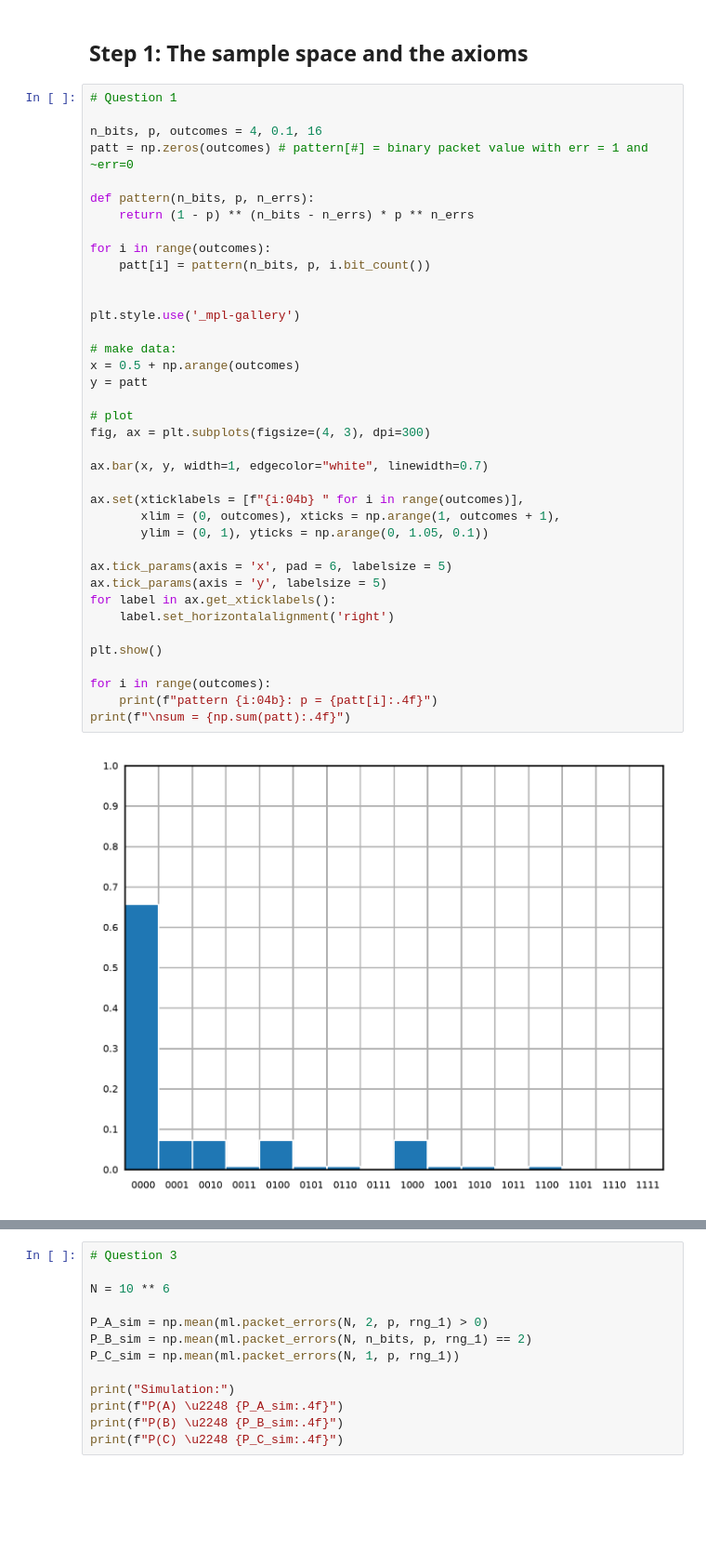
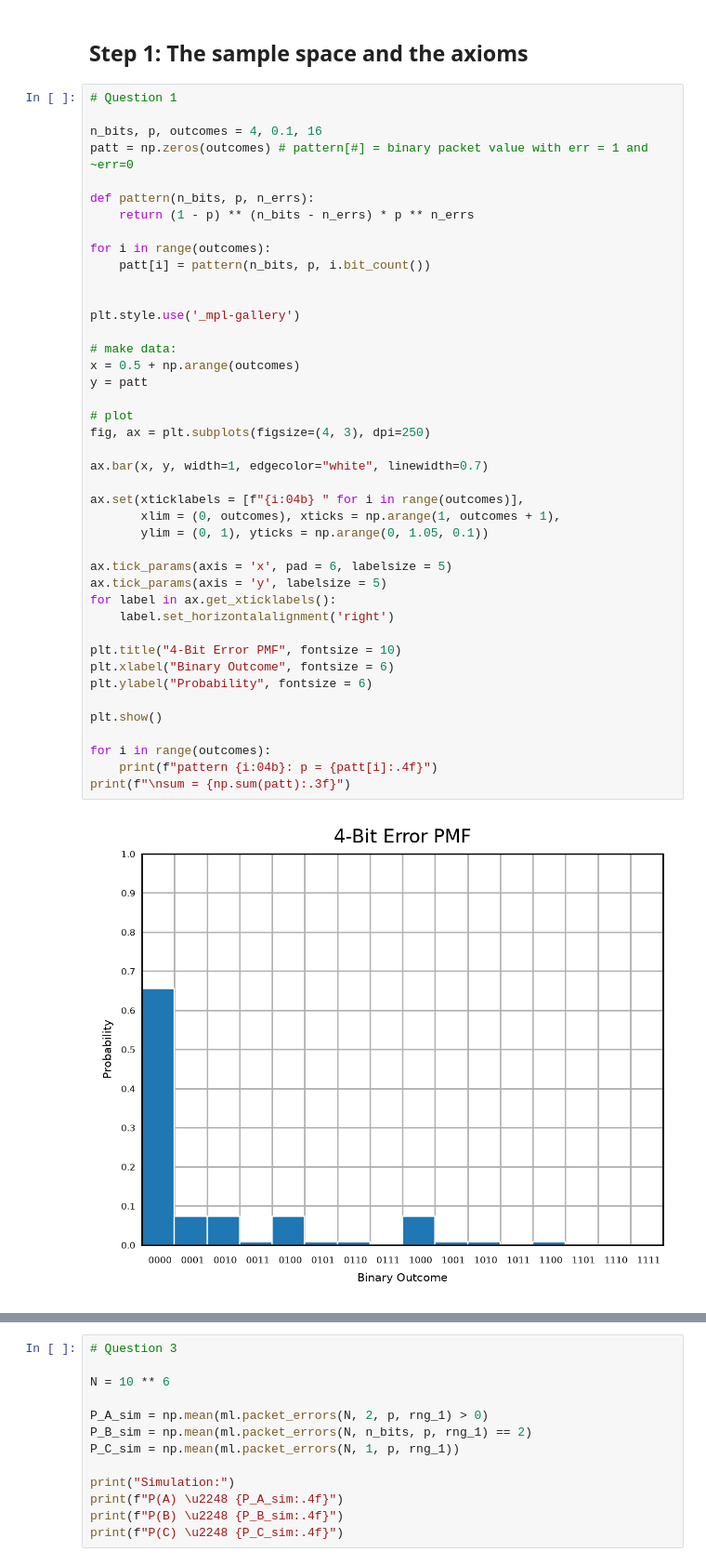
Before and after one commit to mariec-j/ECE3715-Stats-Repo, a Jupyter notebook: Mini-Project-1/mp1.ipynb, the cells around one changed output, grey strips where cells are left out. Shown at 93% size. Cells and saved outputs as stored; diff of their text form; blank space fills up the shorter version.

```diff
--- a/Mini-Project-1/mp1.ipynb
+++ b/Mini-Project-1/mp1.ipynb
@@ -25,36 +25,40 @@ def pattern(n_bits, p, n_errs):
     return (1 - p) ** (n_bits - n_errs) * p ** n_errs
 
 for i in range(outcomes):
     patt[i] = pattern(n_bits, p, i.bit_count())
 
 
 plt.style.use('_mpl-gallery')
 
 # make data:
 x = 0.5 + np.arange(outcomes)
 y = patt
 
 # plot
-fig, ax = plt.subplots(figsize=(4, 3), dpi=300)
+fig, ax = plt.subplots(figsize=(4, 3), dpi=250)
 
 ax.bar(x, y, width=1, edgecolor="white", linewidth=0.7)
 
 ax.set(xticklabels = [f"{i:04b} " for i in range(outcomes)],
        xlim = (0, outcomes), xticks = np.arange(1, outcomes + 1),
        ylim = (0, 1), yticks = np.arange(0, 1.05, 0.1))
 
 ax.tick_params(axis = 'x', pad = 6, labelsize = 5)
 ax.tick_params(axis = 'y', labelsize = 5)
 for label in ax.get_xticklabels():
     label.set_horizontalalignment('right')
 
+plt.title("4-Bit Error PMF", fontsize = 10)
+plt.xlabel("Binary Outcome", fontsize = 6)
+plt.ylabel("Probability", fontsize = 6)
+
 plt.show()
 
 for i in range(outcomes):
     print(f"pattern {i:04b}: p = {patt[i]:.4f}")
-print(f"\nsum = {np.sum(patt):.4f}")
+print(f"\nsum = {np.sum(patt):.3f}")
 # %% [output]
-[figure, old version]
+[figure, new version]
 pattern 0000: p = 0.6561
 pattern 0001: p = 0.0729
 pattern 0010: p = 0.0729
```
Also changed, not shown: parts of 20 cells of this notebook.
